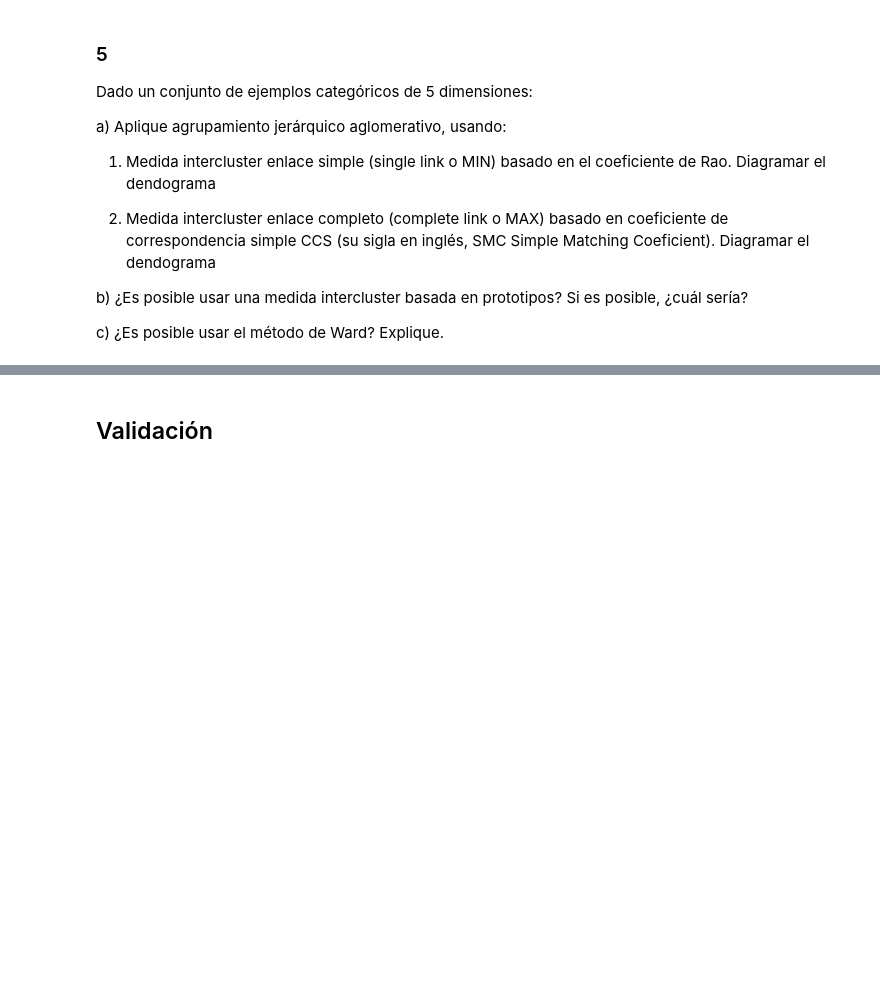
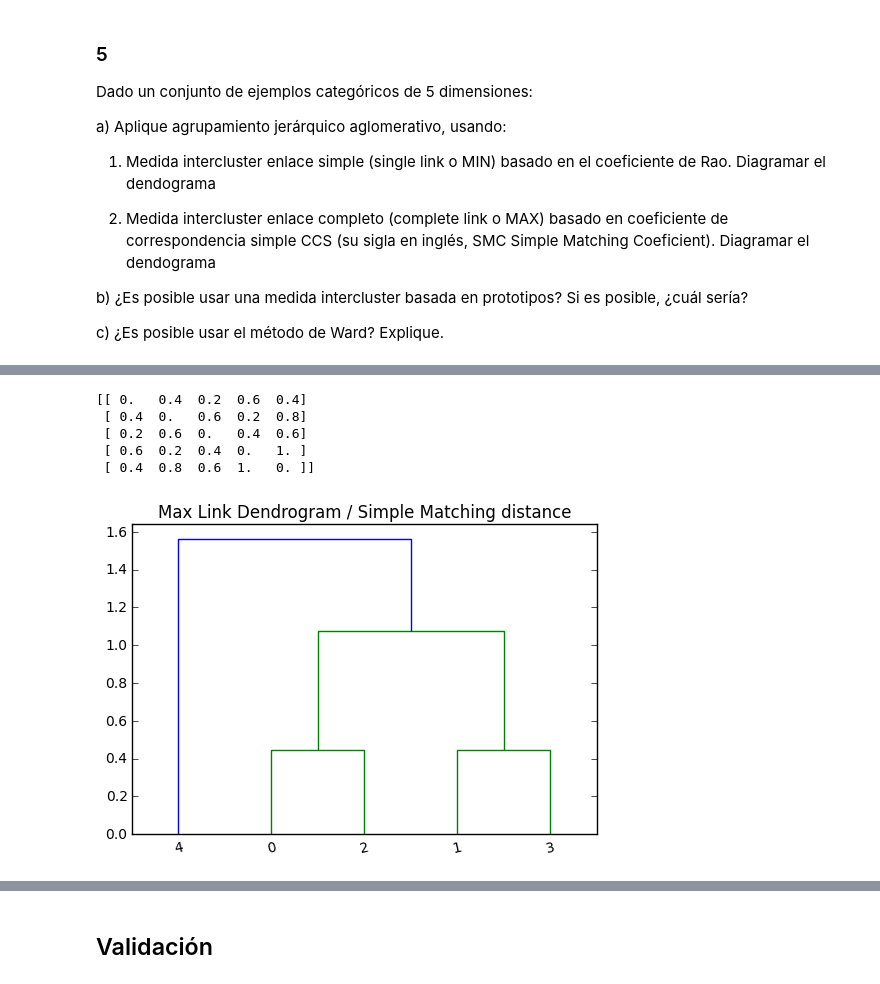
Before and after one commit to Yagwar/TAMD, a Jupyter notebook: Mineria de datos - Taller Agrupación - 88262070.ipynb, the cells around one changed output, grey strips where cells are left out. Cells and saved outputs as stored; diff of their text form; code cells hidden in the pictures; blank space fills up the shorter version.

```diff
--- a/Mineria de datos - Taller Agrupación - 88262070.ipynb
+++ b/Mineria de datos - Taller Agrupación - 88262070.ipynb
@@ -196,0 +274,14 @@ F=[0,1,1,0,0]
+# %%
+matching=distance.pdist(cat_data, 'matching')
+print distance.squareform(matching)
+Z = hierarchy.linkage(distance.squareform(matching), 'complete')
+plt.figure()
+plt.title('Max Link Dendrogram / Simple Matching distance')
+dn = hierarchy.dendrogram(Z)
+# %% [output]
+[[ 0.   0.4  0.2  0.6  0.4]
+ [ 0.4  0.   0.6  0.2  0.8]
+ [ 0.2  0.6  0.   0.4  0.6]
+ [ 0.6  0.2  0.4  0.   1. ]
+ [ 0.4  0.8  0.6  1.   0. ]]
+[figure, added]
```
Also changed, not shown: parts of 15 cells of this notebook.
